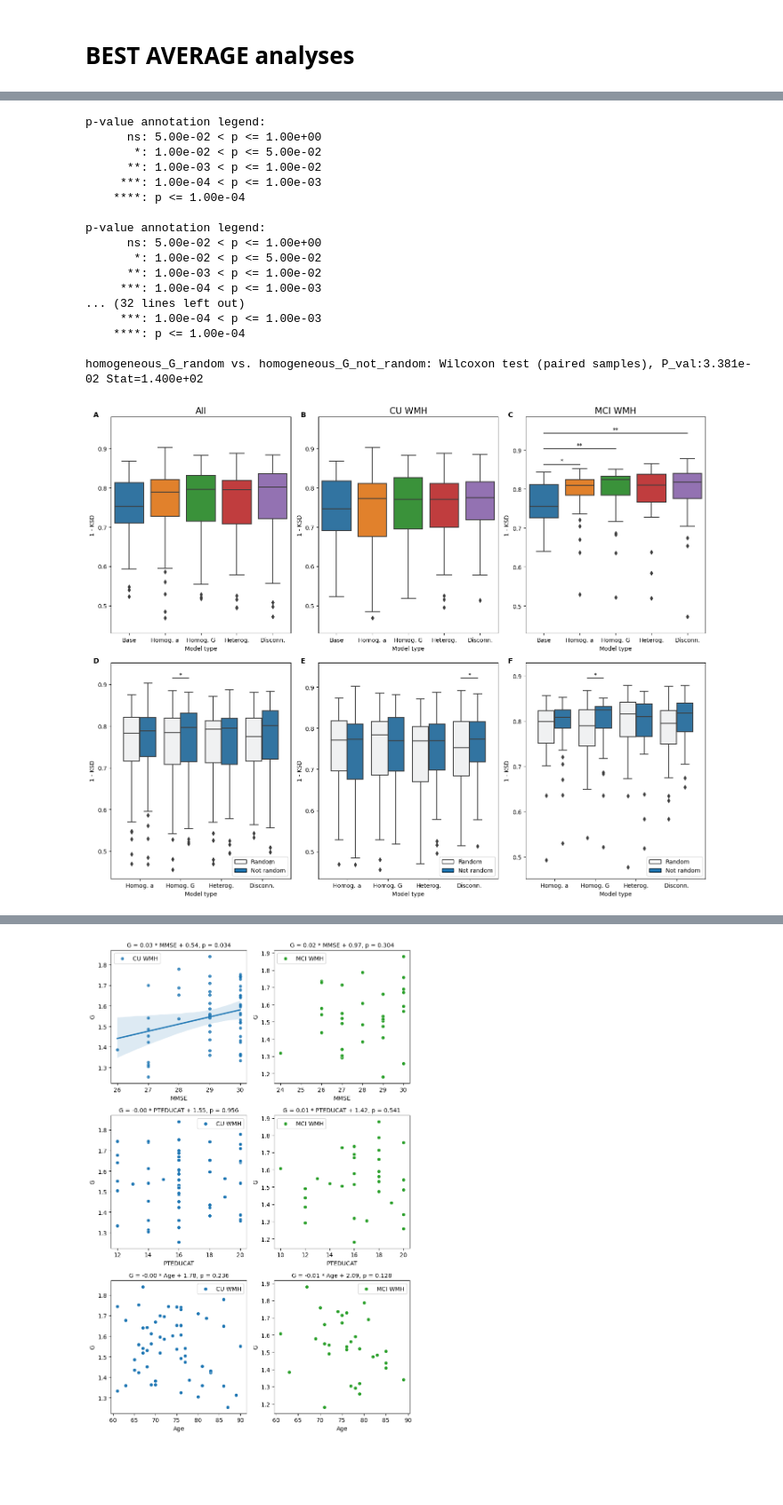
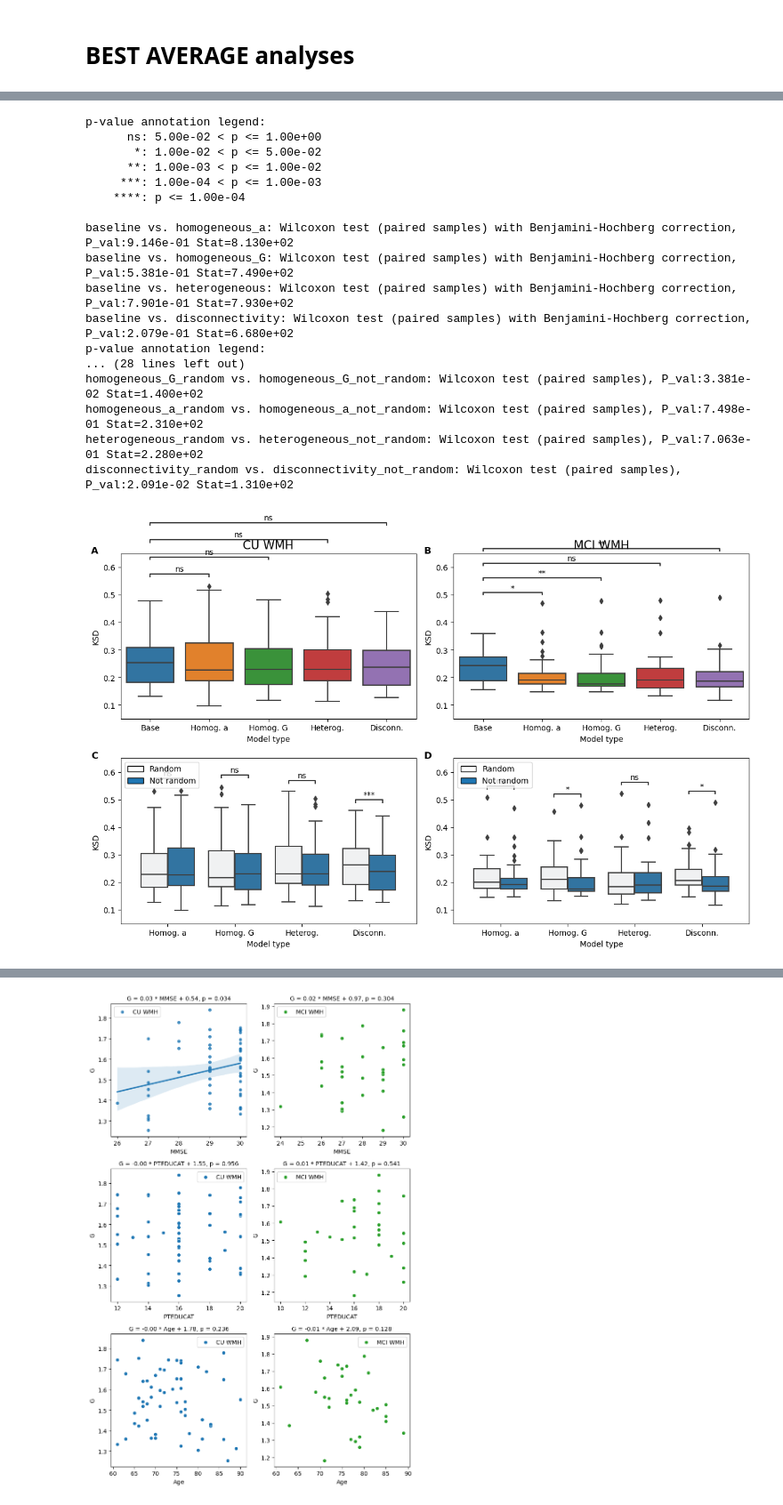
Before and after one commit to dani2442/TMS_in_AD, a Jupyter notebook: 03_modeling_neurolib/petTOAD_final_analysis_log.ipynb, the cells around one changed output, grey strips where cells are left out. Shown: that part at 89% size. Cells and saved outputs as stored; diff of their text form; code cells hidden in the pictures; blank space fills up the shorter version.

```diff
--- a/03_modeling_neurolib/petTOAD_final_analysis_log.ipynb
+++ b/03_modeling_neurolib/petTOAD_final_analysis_log.ipynb
@@ -35,8 +35,8 @@ A_DIR = SIM_DIR / "a-weight_ws_-0.1-0.0_bs_-0.05-0.0"
 A_RAND_DIR = SIM_DIR / "a-weight_ws_-0.1-0.0_bs_-0.05-0.0_random"
 G_DIR = SIM_DIR / "G-weight_ws_-1.0-0.0_bs_-0.5-0.0"
 G_RAND_DIR = SIM_DIR / "G-weight_ws_-1.0-0.0_bs_-0.5-0.0_random"
-SC_DIR = SIM_DIR / "sc_disconn_old"
-SC_RAND_DIR = SIM_DIR / "sc_disconn_random_old"
+SC_DIR = SIM_DIR / "sc_disconn_ws_-0.5-0.0_bs_0"
+SC_RAND_DIR = SIM_DIR / "sc_disconn_ws_-0.5-0.0_bs_0_random"
 HET_DIR = SIM_DIR / "heterogeneous_ws_-0.1-0.0_bs_-0.05-0.0"
 HET_RAND_DIR = SIM_DIR / "heterogeneous_ws_-0.1-0.0_bs_-0.05-0.0_random"
 FIG_DIR = RES_DIR / "Figures"
@@ -390,11 +385,12 @@ df_het_rand_big = gather_df_results(
 df_disconn_big = gather_df_results(
     df_petTOAD, subjs_to_sim, wmh_log_dict, "disconn", SC_DIR, random = False
 )
-df_disconn_big["w"] = np.round(df_disconn_big["w"], 2)
+df_disconn_big["w"] = np.round(df_disconn_big["w"], 3)
+df_disconn_big = df_disconn_big[df_disconn_big["w"] > -0.25]
 df_disconn_rand_big = gather_df_results(
     df_petTOAD, subjs_to_sim, wmh_log_dict, "disconn", SC_RAND_DIR, random = True
 )
-
+df_disconn_rand_big = df_disconn_rand_big[df_disconn_rand_big["w"] > -0.25]
 # The baseline databases is with a = -0.02 and G = 1.98, which is the same as the homogeneous a-weight database when b and w = 0!
 df_base = df_a_big[(df_a_big["w"] == 0) & (df_a_big["b"] == 0)].copy()
 df_base["model_type"] = "baseline"
@@ -855,48 +857,49 @@ The best w for MCI subjects for the disconnectivity is as follows:
 def plot_best_avg_phfcd(group, df, df_compare_with_rand, axs):
     dict_group_groupnames = {
         "all": "All",
         "CN_WMH": "CU WMH",
         "MCI_WMH": "MCI WMH",
     }
     plot_obs(df, group, "avg", "phfcd_ks", axs[0])
     plot_random_comparison(df_compare_with_rand, "phfcd_ks", axs[1])
     axs[0].set_xlabel("Model type")
-    axs[0].set_ylabel("1 - KSD")
+    axs[0].set_ylabel("KSD")
+    axs[0].set_ylim(0.05, 0.65)
     axs[0].set_title(dict_group_groupnames[group], fontsize = 15)
+    axs[1].set_ylim(0.05, 0.65)
 
 # Plot the boxplot
-fig, axs = plt.subplots(nrows=2, ncols=3, figsize=(15, 12))
+fig, axs = plt.subplots(nrows=2, ncols=2, figsize=(12, 8))
 axs_col_one = axs[:, 0]
 axs_col_two = axs[:, 1]
-axs_col_three = axs[:, 2]
+# plot_best_avg_phfcd(
+#     "all", df_boxplot_compare_all, df_boxplot_compare_rand_all, axs_col_one
+# )
 plot_best_avg_phfcd(
-    "all", df_boxplot_compare_all, df_boxplot_compare_rand_all, axs_col_one
+    "CN_WMH", df_boxplot_compare_cn, df_boxplot_compare_rand_cn, axs_col_one
 )
 plot_best_avg_phfcd(
-    "CN_WMH", df_boxplot_compare_cn, df_boxplot_compare_rand_cn, axs_col_two
-)
-plot_best_avg_phfcd(
-    "MCI_WMH", df_boxplot_compare_mci, df_boxplot_compare_rand_mci, axs_col_three
+    "MCI_WMH", df_boxplot_compare_mci, df_boxplot_compare_rand_mci, axs_col_two
 )
 write_figure_letters(axs)
 fig.tight_layout()
 # %% [output]
 p-value annotation legend:
       ns: 5.00e-02 < p <= 1.00e+00
        *: 1.00e-02 < p <= 5.00e-02
       **: 1.00e-03 < p <= 1.00e-02
      ***: 1.00e-04 < p <= 1.00e-03
     ****: p <= 1.00e-04
 
+baseline vs. homogeneous_a: Wilcoxon test (paired samples) with Benjamini-Hochberg correction, P_val:9.146e-01 Stat=8.130e+02
+baseline vs. homogeneous_G: Wilcoxon test (paired samples) with Benjamini-Hochberg correction, P_val:5.381e-01 Stat=7.490e+02
+baseline vs. heterogeneous: Wilcoxon test (paired samples) with Benjamini-Hochberg correction, P_val:7.901e-01 Stat=7.930e+02
+baseline vs. disconnectivity: Wilcoxon test (paired samples) with Benjamini-Hochberg correction, P_val:2.079e-01 Stat=6.680e+02
 p-value annotation legend:
-      ns: 5.00e-02 < p <= 1.00e+00
-       *: 1.00e-02 < p <= 5.00e-02
-      **: 1.00e-03 < p <= 1.00e-02
-     ***: 1.00e-04 < p <= 1.00e-03
-... (32 lines left out)
-     ***: 1.00e-04 < p <= 1.00e-03
-    ****: p <= 1.00e-04
-
+... (28 lines left out)
 homogeneous_G_random vs. homogeneous_G_not_random: Wilcoxon test (paired samples), P_val:3.381e-02 Stat=1.400e+02
+homogeneous_a_random vs. homogeneous_a_not_random: Wilcoxon test (paired samples), P_val:7.498e-01 Stat=2.310e+02
+heterogeneous_random vs. heterogeneous_not_random: Wilcoxon test (paired samples), P_val:7.063e-01 Stat=2.280e+02
+disconnectivity_random vs. disconnectivity_not_random: Wilcoxon test (paired samples), P_val:2.091e-02 Stat=1.310e+02
-[figure, old version]
+[figure, new version]
 # %%
```
Also changed, not shown: parts of 22 cells of this notebook, 23 other files.
